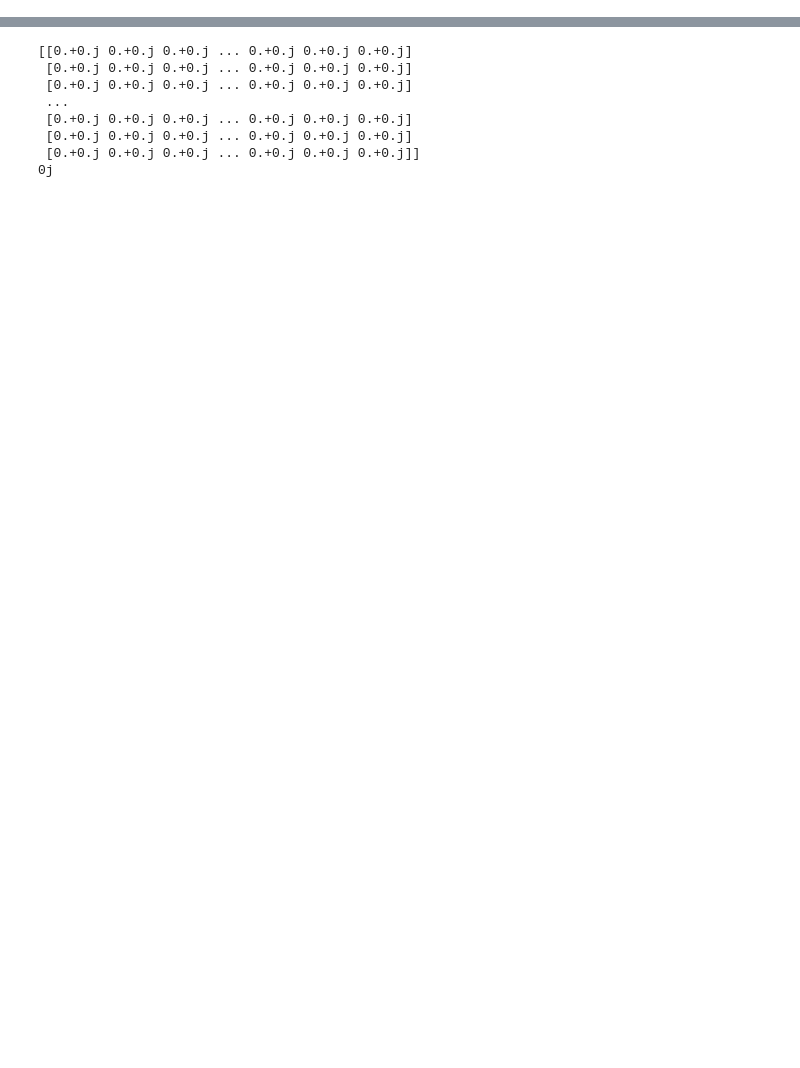
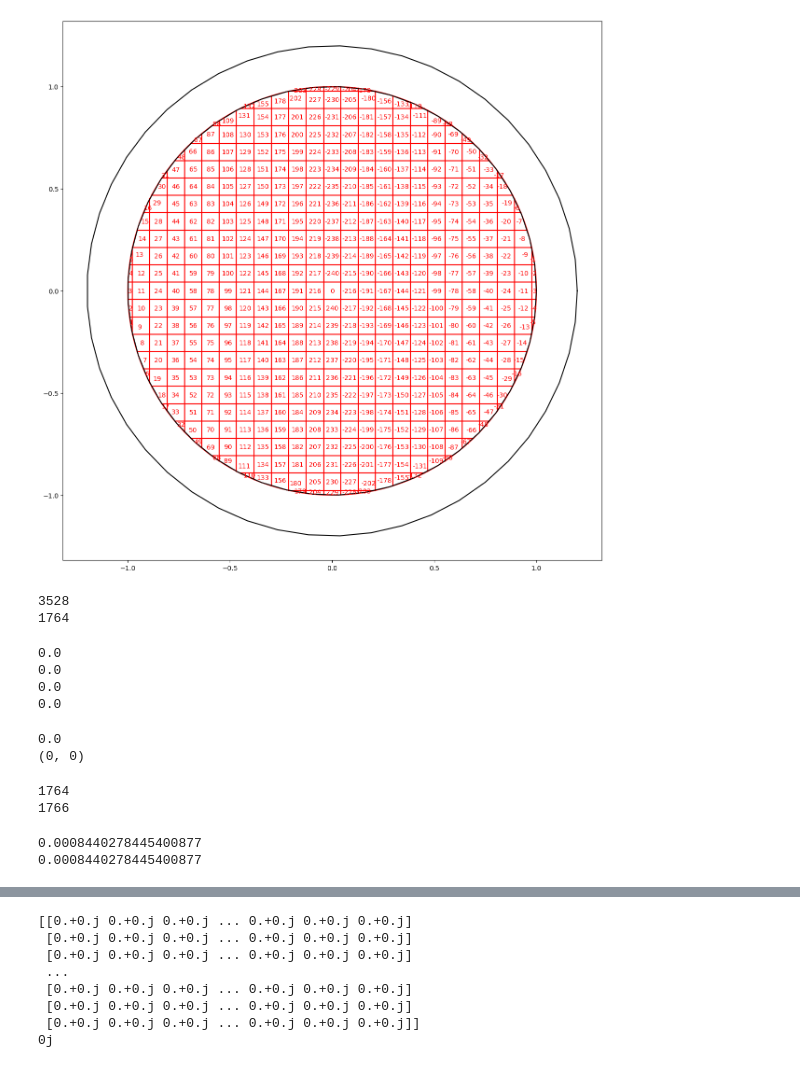
Before and after one commit to Optical-Theory-Group/random-matrix, a Jupyter notebook: debugging_chol.ipynb, the cells around one changed output, grey strips where cells are left out. Saved outputs shown, nothing was run; the diff lists cells and outputs as text; code cells hidden in the pictures; blank space fills up the shorter version.

```diff
--- a/debugging_chol.ipynb
+++ b/debugging_chol.ipynb
@@ -61,0 +72,26 @@ from random_matrix.scattering_matrix import sampler
+# %%
+with open("/mnt/raid/rmt/data/memory_effect_test_0.085/mode_grid.pkl", "rb") as f:
+    mode_grid = pickle.load(f)
+# %%
+mode_grid.plot(show_indices=True, figsize=(15,15))
+# %% [output]
+[figure, added]
+# %%
+cov_real_size, _ = cov_real.shape
+cov_size, _ = cov.shape
+print(cov_real_size)
+print(cov_size)
+# %% [output]
+3528
+1764
+# %%
+print(np.max(np.abs(cov_real[:1764,:1764] - 0.5*cov.real)))
+print(np.max(np.abs(cov_real[1764:,1764:] - 0.5*cov.real)))
+
+print(np.max(np.abs(cov_real[:1764,1764:] + 0.5*cov.imag)))
+print(np.max(np.abs(cov_real[1764:,:1764] - 0.5*cov.imag)))
+# %% [output]
+0.0
+0.0
+0.0
+0.0
@@ -61,0 +100,23 @@ from random_matrix.scattering_matrix import sampler
+# %%
+print(np.max(np.abs(cov_real - cov_real_computed)))
+idx = np.unravel_index(
+    np.argmax(np.abs(cov_real - cov_real_computed)),
+    cov_real.shape
+)
+
+print(idx)
+# %% [output]
+0.0
+(0, 0)
+# %%
+print(cov_size)
+print(707+1059)
+# %% [output]
+1764
+1766
+# %%
+print(cov_real[idx])
+print(cov_real_computed[idx])
+# %% [output]
+0.0008440278445400877
+0.0008440278445400877
```
Also changed, not shown: parts of 8 cells of this notebook, 10 other files.
